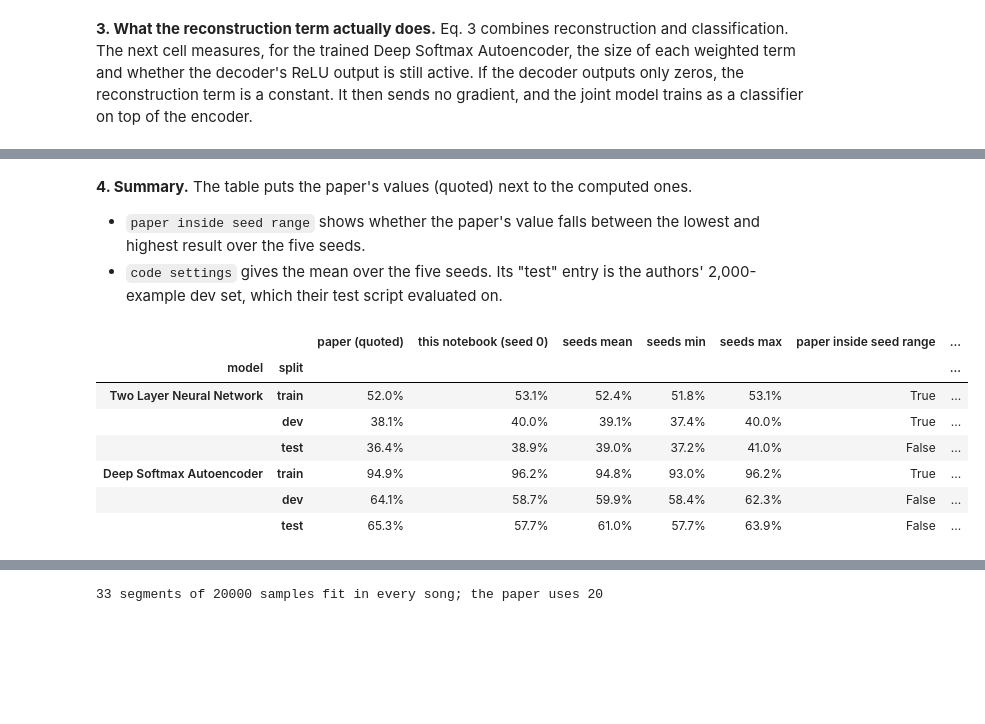
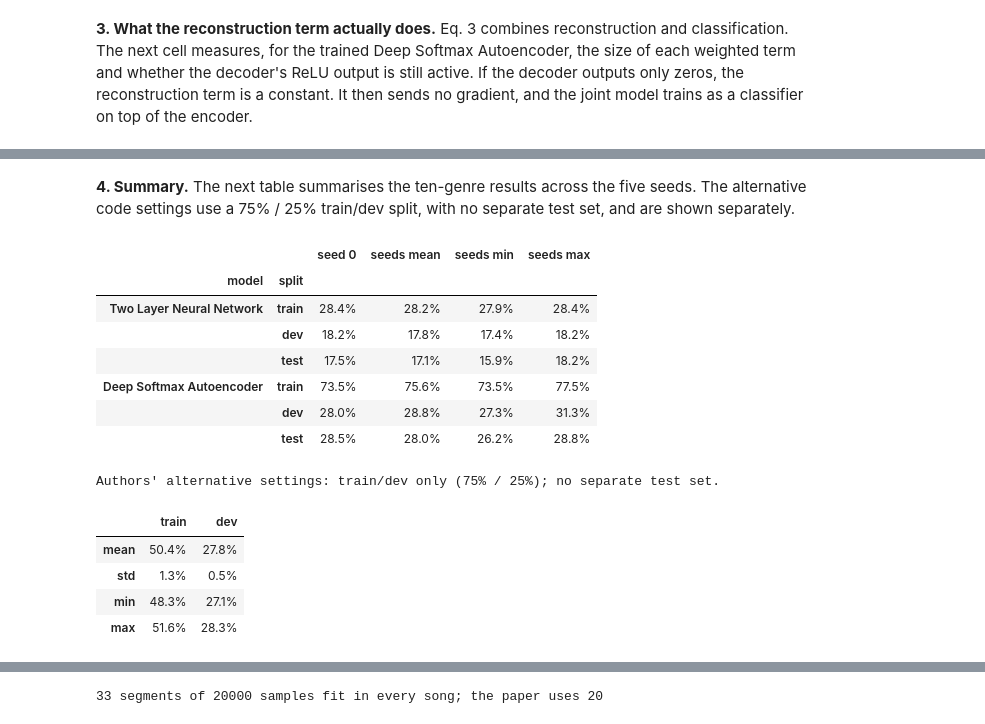
Before and after one commit to Harsha-Kamaraj/ML-Mini-Project, a Jupyter notebook: musical_genre_paper_reproduction.ipynb, the cells around one changed output, grey strips where cells are left out. Drawn from its saved outputs; the diff is of its cells as text; code cells hidden in the pictures; blank space fills up the shorter version.

```diff
--- a/musical_genre_paper_reproduction.ipynb
+++ b/musical_genre_paper_reproduction.ipynb
@@ -113,7 +123,7 @@ def sha256(path):
             h.update(block)
     return h.hexdigest()
 
-if not all((AU_ROOT / g / f"{g}.{i:05d}.au").exists() for g in GENRES for i in range(100)):
+if not all((AU_ROOT / g / f"{g}.{i:05d}.au").exists() for g in GENRES for i in range(SONGS_PER_GENRE)):
     if not ARCHIVE.exists():
         ARCHIVE.parent.mkdir(parents=True, exist_ok=True)
         print("Downloading GTZAN (~1.2 GB) ...")
@@ -127,7 +137,7 @@ if not all((AU_ROOT / g / f"{g}.{i:05d}.au").exists() for g in GENRES for i in r
 # Paper §3: "we converted these files into .wav format"
 for g in GENRES:
     (WAV_ROOT / g).mkdir(parents=True, exist_ok=True)
-    for i in range(100):
+    for i in range(SONGS_PER_GENRE):
         src, dst = AU_ROOT / g / f"{g}.{i:05d}.au", WAV_ROOT / g / f"{g}.{i:05d}.wav"
         if not dst.exists():
             audio, sr = sf.read(src, dtype="int16")
@@ -136,11 +146,12 @@ for g in GENRES:
 # Paper §3: "used the Python library LibROSA to convert the audio files to a raw audio time series"
 songs = []
 for label, g in enumerate(GENRES):
-    for i in range(100):
+    for i in range(SONGS_PER_GENRE):
         audio, sr = librosa.load(WAV_ROOT / g / f"{g}.{i:05d}.wav")
         assert sr == SAMPLE_RATE and audio.ndim == 1
         songs.append({"song": f"{g}.{i:05d}", "genre": g, "label": label, "audio": audio})
-print(len(songs), "songs loaded;",
+assert len(songs) == N_CLASSES * SONGS_PER_GENRE
+print(len(songs), "songs loaded across", N_CLASSES, "genres;",
       "durations %.2f–%.2f s" % (min(len(s["audio"]) for s in songs) / SAMPLE_RATE,
                                  max(len(s["audio"]) for s in songs) / SAMPLE_RATE))
 # %% [output]
@@ -161,13 +172,14 @@ for s in songs:
 X = np.stack(X_list).astype(np.float32)
 y = np.array(y_list, dtype=np.int64)
 meta = pd.DataFrame(meta)
-assert X.shape == (8000, 500) and np.isfinite(X).all()
-assert np.bincount(y).tolist() == [2000] * 4
+assert X.shape == (N_EXAMPLES, SEGMENT_SAMPLES // POOL_SIZE) and np.isfinite(X).all()
+assert np.bincount(y, minlength=N_CLASSES).tolist() == [SONGS_PER_GENRE * SEGMENTS_PER_SONG] * N_CLASSES
 print("X", X.shape, "| y counts", dict(zip(GENRES, np.bincount(y))))
 print(f"segment length: {SEGMENT_SAMPLES} samples = {SEGMENT_SAMPLES / SAMPLE_RATE:.3f} s at {SAMPLE_RATE} Hz")
 
-# Paper §3: random 6000-1000-1000 split
+# Same clip-split proportions as the paper, scaled to all ten genres
 def random_split(seed, sizes=SPLIT_SIZES):
+    assert len(sizes) == 3 and sum(sizes) == len(X) and min(sizes) >= 0
     perm = np.random.default_rng(seed).permutation(len(X))
     n_train, n_dev = sizes[0], sizes[1]
     return {"train": perm[:n_train], "dev": perm[n_train:n_train + n_dev], "test": perm[n_train + n_dev:]}
@@ -175,5 +187,5 @@ def random_split(seed, sizes=SPLIT_SIZES):
 split = random_split(SEED)
 np.savez(OUT / "split_indices.npz", **split)
 for name, idx in split.items():
-    print(f"{name:5s} {len(idx):5d}", dict(zip(GENRES, np.bincount(y[idx], minlength=4))))
+    print(f"{name:5s} {len(idx):5d}", dict(zip(GENRES, np.bincount(y[idx], minlength=N_CLASSES))))
 # %% [output]
@@ -227,7 +233,7 @@ DROPOUT = 1 - KEEP_PROB
 class TwoLayerNN(nn.Module):
     def __init__(self):
         super().__init__()
-        self.net = nn.Sequential(nn.Linear(500, 128), nn.Tanh(), nn.Linear(128, 4))
+        self.net = nn.Sequential(nn.Linear(500, 128), nn.Tanh(), nn.Linear(128, N_CLASSES))
         self.apply(xavier)
     def forward(self, x):
         return {"logits": self.net(x)}
@@ -267,7 +273,7 @@ class DeepSoftmaxAutoencoder(nn.Module):
         self.encoder, self.decoder = Encoder(dropout), Decoder(dropout)
         self.classifier = nn.Sequential(nn.Linear(64, 32), nn.Tanh(),
                                         nn.Linear(32, 16), nn.Tanh(),
-                                        nn.Linear(16, 4))          # logits; softmax inside the loss
+                                        nn.Linear(16, N_CLASSES))          # logits; softmax inside the loss
         self.apply(xavier)
     def forward(self, x):
         z = self.encoder(x)
@@ -570,7 +577,7 @@ def code_loss(out, x, t):            # authors' code: tf.reduce_mean((x - g(f(x)
 
 start = time.time()
 code_runs = pd.DataFrame([{"seed": sd, **run(sd, lambda: DeepSoftmaxAutoencoder(dropout=0.2), code_loss, 200,
-                                             sizes=(6000, 2000, 0))} for sd in SEEDS])
+                                             sizes=CODE_SPLIT_SIZES)} for sd in SEEDS])
 print(f"{len(code_runs)} runs in {time.time() - start:.0f} s")
 display(code_runs.set_index("seed").style.format("{:.1%}"))
 display(code_runs[["train", "dev"]].agg(["mean", "std", "min", "max"]).style.format("{:.1%}"))
@@ -608,32 +615,31 @@ fraction of joint-model reconstruction values > 0: 0.0
 # %% [markdown]
-**4. Summary.** The table puts the paper's values (quoted) next to the computed ones.
-- `paper inside seed range` shows whether the paper's value falls between the lowest and highest result over the
-  five seeds.
-- `code settings` gives the mean over the five seeds. Its "test" entry is the authors' 2,000-example dev set,
-  which their test script evaluated on.
+**4. Summary.** The next table summarises the ten-genre results across the five seeds.
+The alternative code settings use a 75% / 25% train/dev split, with no separate test set, and are shown separately.
 # %%
 rows = []
 for model in table1.index:
     for part, col in zip(["train", "dev", "test"], table1.columns):
-        paper = PAPER_TABLE1.loc[model, col]
         s = seed_summary.loc[model, part]
-        row = {"model": model, "split": part, "paper (quoted)": paper,
-               "this notebook (seed 0)": table1.loc[model, col],
-               "seeds mean": s["mean"], "seeds min": s["min"], "seeds max": s["max"],
-               "paper inside seed range": bool(s["min"] <= paper <= s["max"])}
-        if model == "Deep Softmax Autoencoder":
-            row["code settings mean"] = code_runs["dev" if part == "test" else part].mean() if part != "dev" else np.nan
+        row = {"model": model, "split": part, "seed 0": table1.loc[model, col],
+               "seeds mean": s["mean"], "seeds min": s["min"], "seeds max": s["max"]}
         rows.append(row)
 summary = pd.DataFrame(rows).set_index(["model", "split"])
-pct = [c for c in summary.columns if c != "paper inside seed range"]
-display(summary.style.format("{:.1%}", subset=pct, na_rep="—"))
+display(summary.style.format("{:.1%}"))
+print("Authors' alternative settings: train/dev only (75% / 25%); no separate test set.")
+display(code_runs[["train", "dev"]].agg(["mean", "std", "min", "max"]).style.format("{:.1%}"))
 # %% [output]
-|  |  | paper (quoted) | this notebook (seed 0) | seeds mean | seeds min | seeds max | paper inside seed range | ... |
-| model | split |  |  |  |  |  |  | ... |
-| Two Layer Neural Network | train | 52.0% | 53.1% | 52.4% | 51.8% | 53.1% | True | ... |
-|  | dev | 38.1% | 40.0% | 39.1% | 37.4% | 40.0% | True | ... |
-|  | test | 36.4% | 38.9% | 39.0% | 37.2% | 41.0% | False | ... |
-| Deep Softmax Autoencoder | train | 94.9% | 96.2% | 94.8% | 93.0% | 96.2% | True | ... |
-|  | dev | 64.1% | 58.7% | 59.9% | 58.4% | 62.3% | False | ... |
-|  | test | 65.3% | 57.7% | 61.0% | 57.7% | 63.9% | False | ... |
+|  |  | seed 0 | seeds mean | seeds min | seeds max |
+| model | split |  |  |  |  |
+| Two Layer Neural Network | train | 28.4% | 28.2% | 27.9% | 28.4% |
+|  | dev | 18.2% | 17.8% | 17.4% | 18.2% |
+|  | test | 17.5% | 17.1% | 15.9% | 18.2% |
+| Deep Softmax Autoencoder | train | 73.5% | 75.6% | 73.5% | 77.5% |
+|  | dev | 28.0% | 28.8% | 27.3% | 31.3% |
+|  | test | 28.5% | 28.0% | 26.2% | 28.8% |
+Authors' alternative settings: train/dev only (75% / 25%); no separate test set.
+|  | train | dev |
+| mean | 50.4% | 27.8% |
+| std | 1.3% | 0.5% |
+| min | 48.3% | 27.1% |
+| max | 51.6% | 28.3% |
 # %% [markdown]
```
Also changed, not shown: parts of 53 cells of this notebook, 9 other files.
